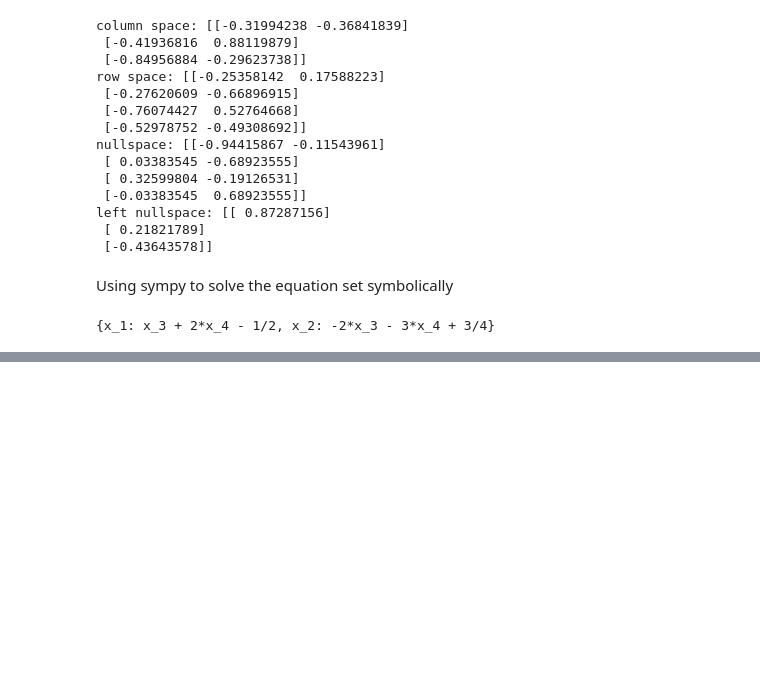
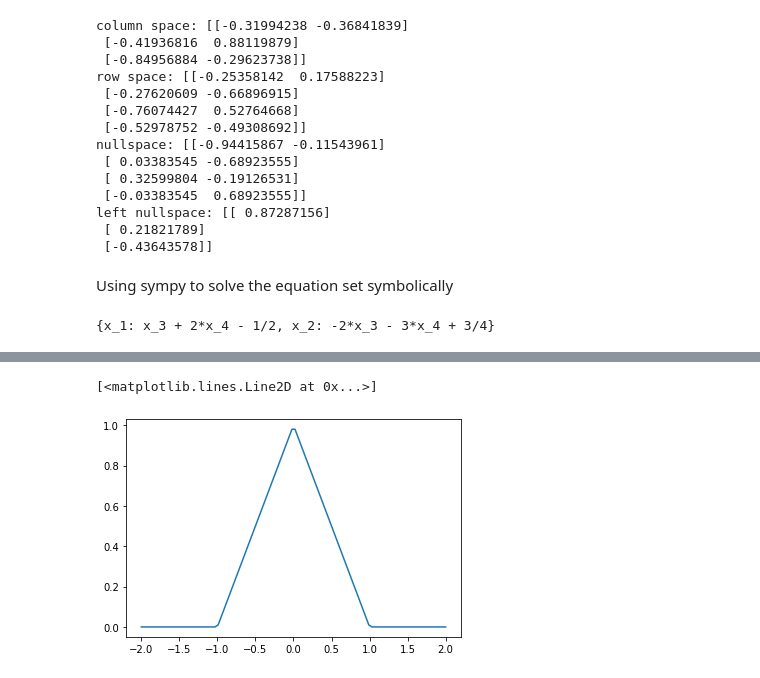
Before and after one commit to OleBo/MathSo, a Jupyter notebook: notebooks/Systems of linear equations.ipynb, the cells around one changed output, grey strips where cells are left out. Saved outputs shown, nothing was run; the diff lists cells and outputs as text; code cells hidden in the pictures; blank space fills up the shorter version.

```diff
--- a/notebooks/Systems of linear equations.ipynb
+++ b/notebooks/Systems of linear equations.ipynb
@@ -190,0 +286,3 @@ print(res)
+# %%
+x = 5
+not(x > 3 and x < 10) # returns False because not is used to reverse the result
@@ -190,0 +382,13 @@ print(res)
+# %%
+def hat(x):
+    '''
+    HAT implements the piecewise continuous hat function
+    '''
+    return (1 + x)*np.logical_and((-1 <= x),(x < 0)) + (1 - x)*np.logical_and((0 <= x),(x < 1))
+
+import matplotlib.pyplot as plt
+x = np.linspace(-2, 2, 100)
+plt.plot(x, hat(x))
+# %% [output]
+[<matplotlib.lines.Line2D at 0x...>]
+[figure, added]
```
Also changed, not shown: parts of 40 cells of this notebook.
